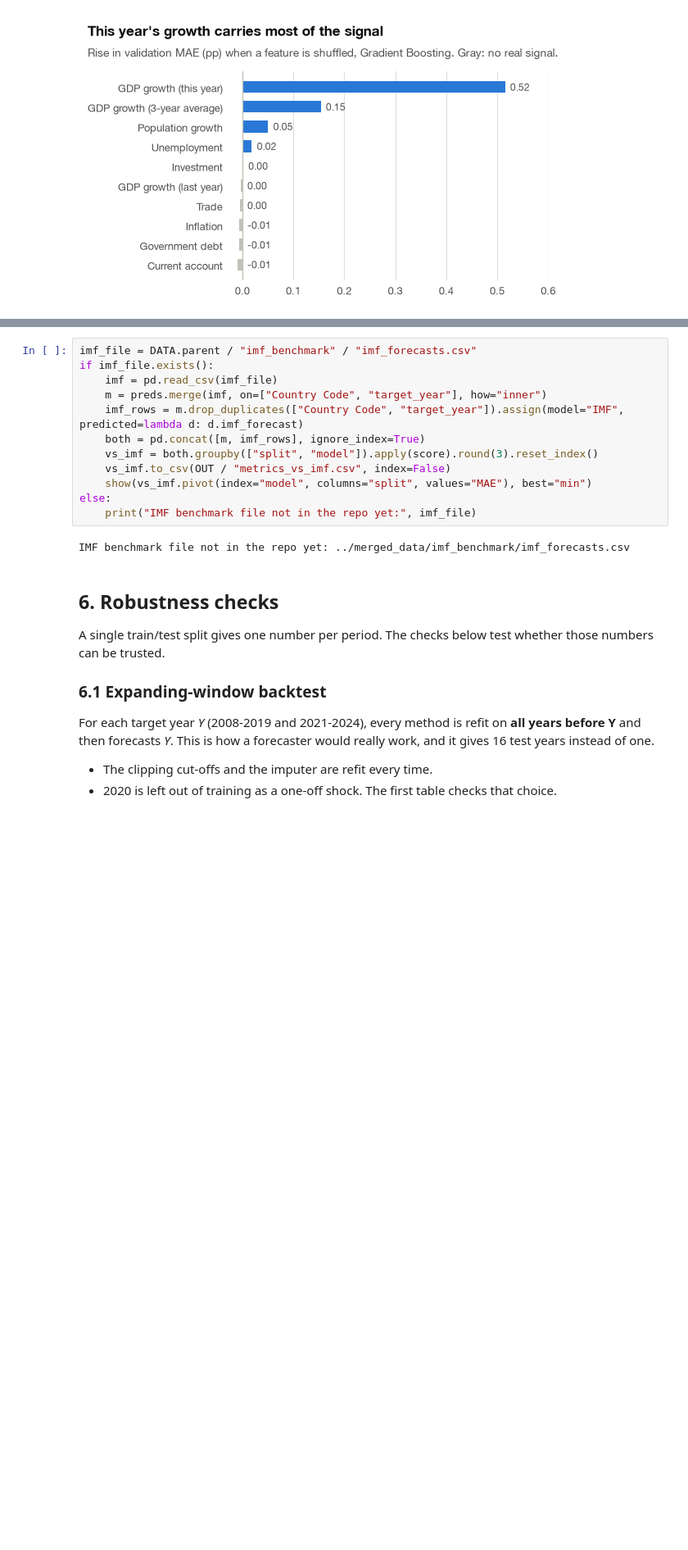
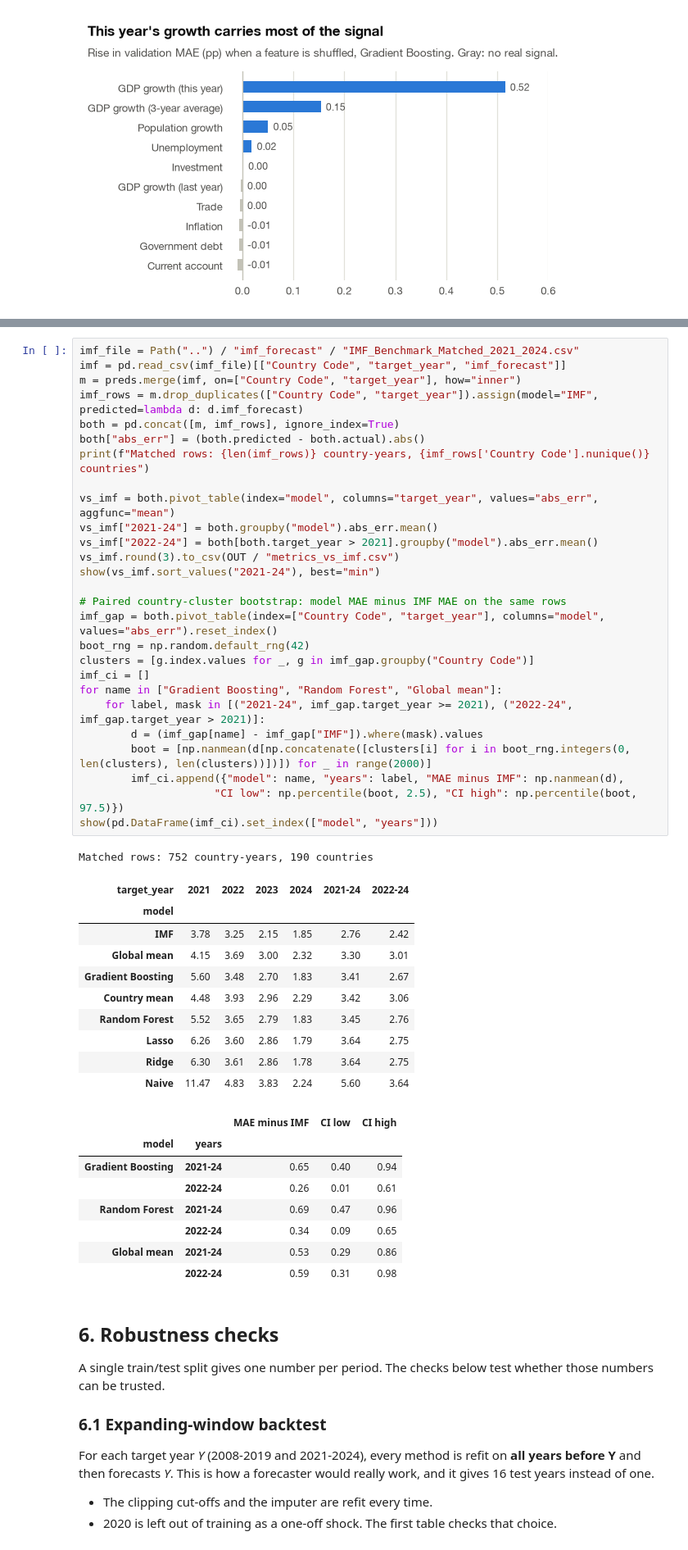
Before and after one commit to farhana273/ml_assignment, a Jupyter notebook: models/GDP_Models_Sami.ipynb, the cells around one changed output, grey strips where cells are left out. Shown at 82% size. Saved outputs shown, nothing was run; the diff lists cells and outputs as text; blank space fills up the shorter version.

Commit message:
Add IMF comparison, literature and income-group results to the report

```diff
--- a/models/GDP_Models_Sami.ipynb
+++ b/models/GDP_Models_Sami.ipynb
@@ -475,19 +475,52 @@ Every method is scored only on the rows the IMF covers, so the comparison is lik
 
 *Caveat:* the IMF forecasts before year *t* ends, while our models use full-year data. That slightly favours our models.
 # %%
-imf_file = DATA.parent / "imf_benchmark" / "imf_forecasts.csv"
-if imf_file.exists():
-    imf = pd.read_csv(imf_file)
-    m = preds.merge(imf, on=["Country Code", "target_year"], how="inner")
-    imf_rows = m.drop_duplicates(["Country Code", "target_year"]).assign(model="IMF", predicted=lambda d: d.imf_forecast)
-    both = pd.concat([m, imf_rows], ignore_index=True)
-    vs_imf = both.groupby(["split", "model"]).apply(score).round(3).reset_index()
-    vs_imf.to_csv(OUT / "metrics_vs_imf.csv", index=False)
-    show(vs_imf.pivot(index="model", columns="split", values="MAE"), best="min")
-else:
-    print("IMF benchmark file not in the repo yet:", imf_file)
+imf_file = Path("..") / "imf_forecast" / "IMF_Benchmark_Matched_2021_2024.csv"
+imf = pd.read_csv(imf_file)[["Country Code", "target_year", "imf_forecast"]]
+m = preds.merge(imf, on=["Country Code", "target_year"], how="inner")
+imf_rows = m.drop_duplicates(["Country Code", "target_year"]).assign(model="IMF", predicted=lambda d: d.imf_forecast)
+both = pd.concat([m, imf_rows], ignore_index=True)
+both["abs_err"] = (both.predicted - both.actual).abs()
+print(f"Matched rows: {len(imf_rows)} country-years, {imf_rows['Country Code'].nunique()} countries")
+
+vs_imf = both.pivot_table(index="model", columns="target_year", values="abs_err", aggfunc="mean")
+vs_imf["2021-24"] = both.groupby("model").abs_err.mean()
+vs_imf["2022-24"] = both[both.target_year > 2021].groupby("model").abs_err.mean()
+vs_imf.round(3).to_csv(OUT / "metrics_vs_imf.csv")
+show(vs_imf.sort_values("2021-24"), best="min")
+
+# Paired country-cluster bootstrap: model MAE minus IMF MAE on the same rows
+imf_gap = both.pivot_table(index=["Country Code", "target_year"], columns="model", values="abs_err").reset_index()
+boot_rng = np.random.default_rng(42)
+clusters = [g.index.values for _, g in imf_gap.groupby("Country Code")]
+imf_ci = []
+for name in ["Gradient Boosting", "Random Forest", "Global mean"]:
+    for label, mask in [("2021-24", imf_gap.target_year >= 2021), ("2022-24", imf_gap.target_year > 2021)]:
+        d = (imf_gap[name] - imf_gap["IMF"]).where(mask).values
+        boot = [np.nanmean(d[np.concatenate([clusters[i] for i in boot_rng.integers(0, len(clusters), len(clusters))])]) for _ in range(2000)]
+        imf_ci.append({"model": name, "years": label, "MAE minus IMF": np.nanmean(d),
+                     "CI low": np.percentile(boot, 2.5), "CI high": np.percentile(boot, 97.5)})
+show(pd.DataFrame(imf_ci).set_index(["model", "years"]))
 # %% [output]
-IMF benchmark file not in the repo yet: ../merged_data/imf_benchmark/imf_forecasts.csv
+Matched rows: 752 country-years, 190 countries
+| target_year | 2021 | 2022 | 2023 | 2024 | 2021-24 | 2022-24 |
+| model |  |  |  |  |  |  |
+| IMF | 3.78 | 3.25 | 2.15 | 1.85 | 2.76 | 2.42 |
+| Global mean | 4.15 | 3.69 | 3.00 | 2.32 | 3.30 | 3.01 |
+| Gradient Boosting | 5.60 | 3.48 | 2.70 | 1.83 | 3.41 | 2.67 |
+| Country mean | 4.48 | 3.93 | 2.96 | 2.29 | 3.42 | 3.06 |
+| Random Forest | 5.52 | 3.65 | 2.79 | 1.83 | 3.45 | 2.76 |
+| Lasso | 6.26 | 3.60 | 2.86 | 1.79 | 3.64 | 2.75 |
+| Ridge | 6.30 | 3.61 | 2.86 | 1.78 | 3.64 | 2.75 |
+| Naive | 11.47 | 4.83 | 3.83 | 2.24 | 5.60 | 3.64 |
+|  |  | MAE minus IMF | CI low | CI high |
+| model | years |  |  |  |
+| Gradient Boosting | 2021-24 | 0.65 | 0.40 | 0.94 |
+|  | 2022-24 | 0.26 | 0.01 | 0.61 |
+| Random Forest | 2021-24 | 0.69 | 0.47 | 0.96 |
+|  | 2022-24 | 0.34 | 0.09 | 0.65 |
+| Global mean | 2021-24 | 0.53 | 0.29 | 0.86 |
+|  | 2022-24 | 0.59 | 0.31 | 0.98 |
 # %% [markdown]
 <a id="s6"></a>
 ## 6. Robustness checks
```
Also changed, not shown: parts of 1 cell of this notebook, 5 other files.
